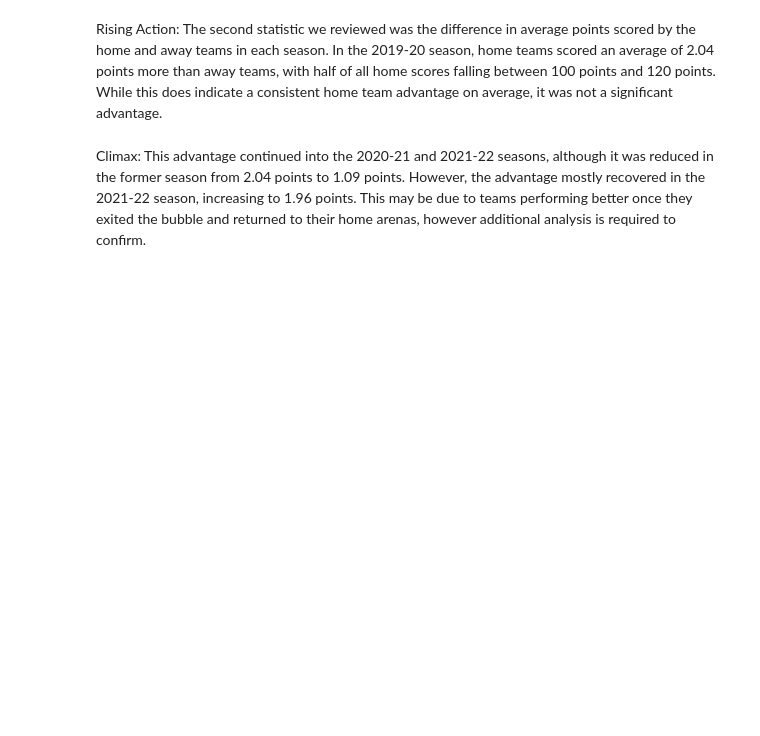
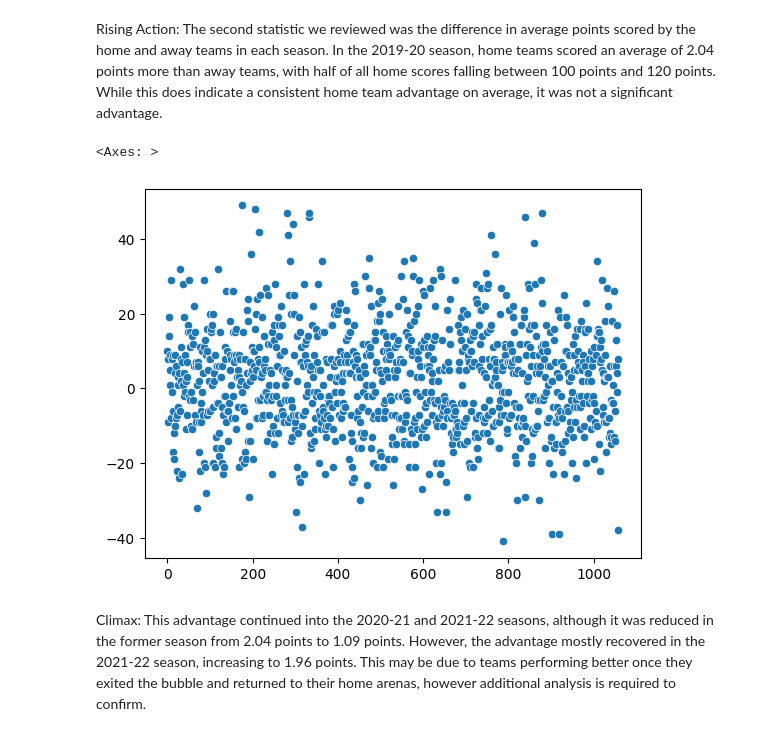
Before and after one commit to thezachdrake/UMD-INST627-Fall2024, a Jupyter notebook: inclass.ipynb, the cells around one changed output. Drawn from its saved outputs; the diff is of its cells as text; code cells hidden in the pictures; blank space fills up the shorter version.

```diff
--- a/inclass.ipynb
+++ b/inclass.ipynb
@@ -106,5 +119,11 @@ Question 2
 Intro: During the 2020-21 and 2021-22 NBA seasons, the league put COVID-19 restrictions in place to protect players and fans from infection while still allowing for some games to be played. These restrictions included playing the second half of the 2020-21 season in a bubble and playing the entirity of the 2021-22 season behind closed doors without fans. The league requested that our team conduct an analysis to determine the impact of those restrictions on the level of home court advantage, including whether any impact recovered following the lifting of those restrictions.
 # %% [markdown]
 Rising Action: The second statistic we reviewed was the difference in average points scored by the home and away teams in each season. In the 2019-20 season, home teams scored an average of 2.04 points more than away teams, with half of all home scores falling between 100 points and 120 points. While this does indicate a consistent home team advantage on average, it was not a significant advantage.
+# %%
+covid_pts = pd.read_sql_query("SELECT pts_home, pts_away, season_id FROM game WHERE season_id IN (22019)", con)
+sns.scatterplot(data=covid_pts['pts_home']-covid_pts['pts_away'])
+# %% [output]
+<Axes: >
+[figure, added]
 # %% [markdown]
 Climax: This advantage continued into the 2020-21 and 2021-22 seasons, although it was reduced in the former season from 2.04 points to 1.09 points. However, the advantage mostly recovered in the 2021-22 season, increasing to 1.96 points. This may be due to teams performing better once they exited the bubble and returned to their home arenas, however additional analysis is required to confirm.
```
Also changed, not shown: parts of 14 cells of this notebook.
